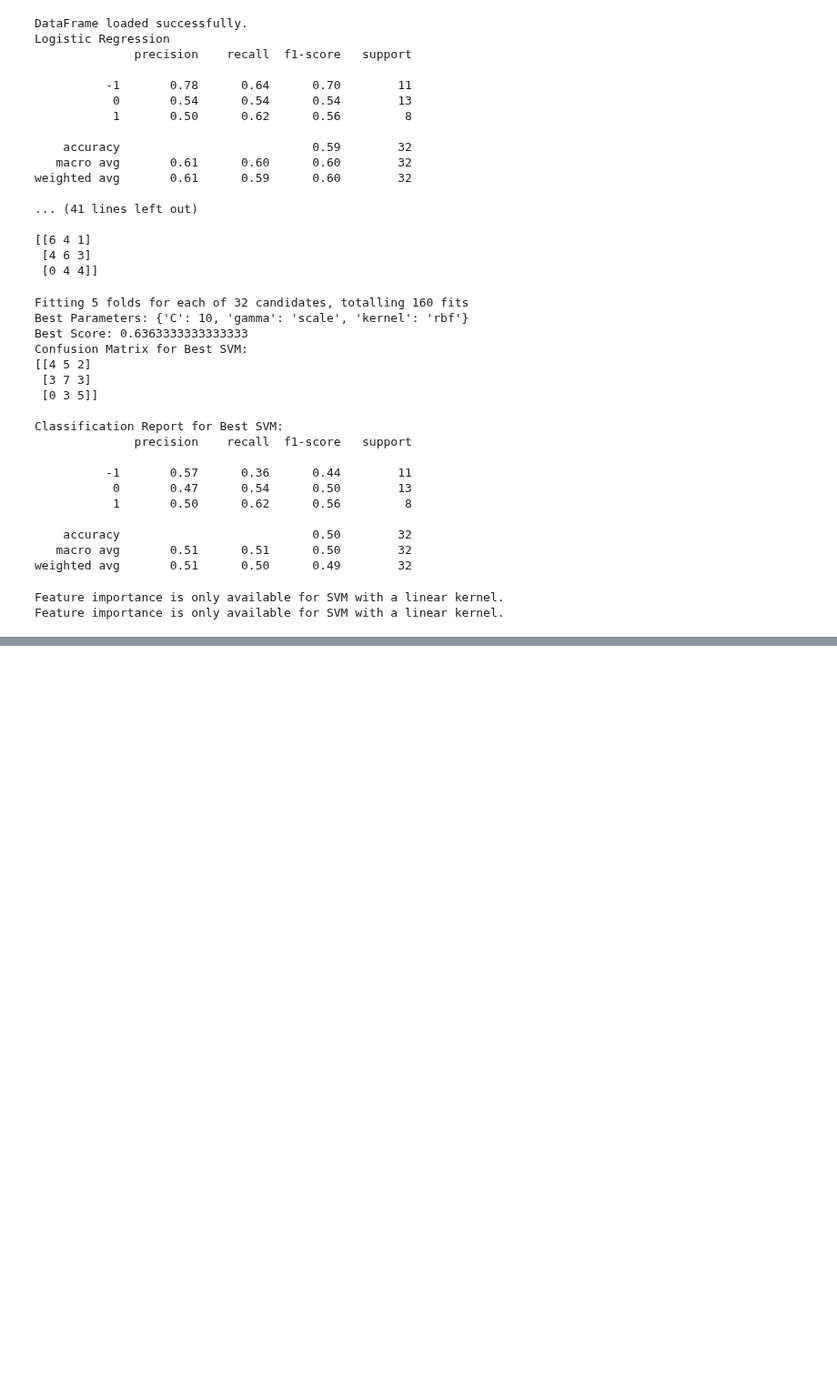
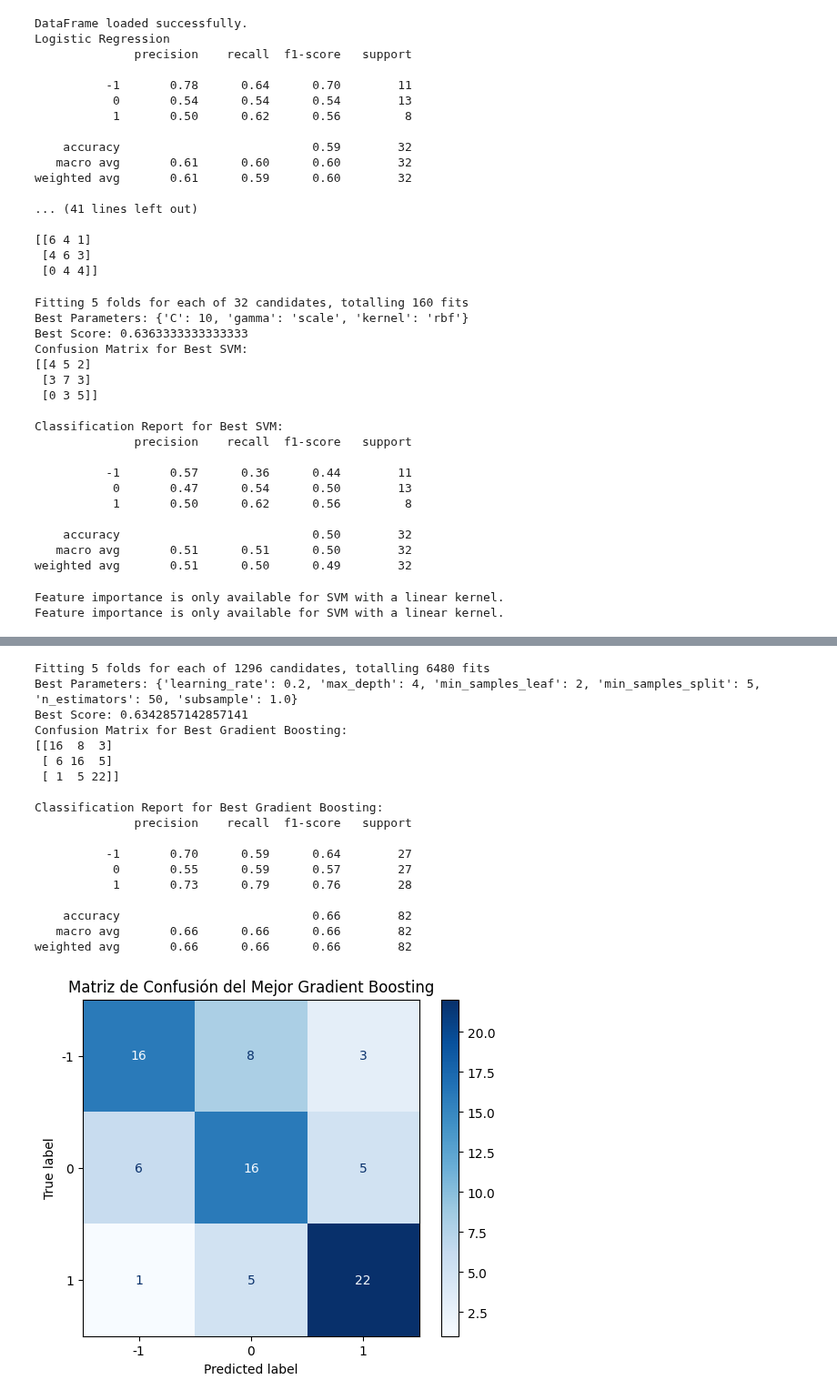
Before and after one commit to luisllll/tfm_ia3_nodata, a Jupyter notebook: ultimo_entrenamiento.ipynb, the cells around one changed output, grey strips where cells are left out. Shown at 91% size. Cells and saved outputs as stored; diff of their text form; code cells hidden in the pictures; blank space fills up the shorter version.

```diff
--- a/ultimo_entrenamiento.ipynb
+++ b/ultimo_entrenamiento.ipynb
@@ -211,0 +316,78 @@ Feature importance is only available for SVM with a linear kernel.
+# %%
+
+from tqdm import tqdm
+# Standardize the features
+scaler = StandardScaler()
+X_train_us_scaled = scaler.fit_transform(X_train_us)
+X_test_us_scaled = scaler.transform(X_test_us)
+
+# Initialize the Gradient Boosting Classifier
+grad_boost = GradientBoostingClassifier(random_state=42)
+
+# Define the parameter grid for Gradient Boosting
+param_grid = {
+    'n_estimators': [50, 100, 200],
+    'learning_rate': [0.01, 0.1, 0.2, 0.3],
+    'max_depth': [3, 4, 5, 6],
+    'subsample': [0.8, 0.9, 1.0],
+    'min_samples_split': [2, 5, 10],
+    'min_samples_leaf': [1, 2, 4]
+}
+
+# Initialize GridSearchCV with more complex parameter grid and cross-validation strategy
+cv = StratifiedKFold(n_splits=5, shuffle=True, random_state=42)
+
+# Use verbose to track progress
+grid_search = GridSearchCV(grad_boost, param_grid, cv=cv, scoring='accuracy', n_jobs=-1, verbose=2)
+
+# Fit GridSearchCV to the training data
+grid_search.fit(X_train_us_scaled, y_train_us)
+
+# Get the best parameters and best score
+best_params = grid_search.best_params_
+best_score = grid_search.best_score_
+
+print("Best Parameters:", best_params)
+print("Best Score:", best_score)
+
+# Train the Gradient Boosting model with the best parameters
+best_grad_boost = grid_search.best_estimator_
+best_grad_boost.fit(X_train_us_scaled, y_train_us)
+
+# Make predictions on the test set
+y_pred_best_grad_boost = best_grad_boost.predict(X_test_us_scaled)
+
+# Evaluate the model's performance
+classification_rep_best_grad_boost = classification_report(y_test_us, y_pred_best_grad_boost)
+confusion_mat_best_grad_boost = confusion_matrix(y_test_us, y_pred_best_grad_boost)
+
+print("Confusion Matrix for Best Gradient Boosting:")
+print(confusion_mat_best_grad_boost)
+print("\nClassification Report for Best Gradient Boosting:")
+print(classification_rep_best_grad_boost)
+
+# Plot the confusion matrix
+disp = ConfusionMatrixDisplay(confusion_matrix=confusion_mat_best_grad_boost, display_labels=best_grad_boost.classes_)
+disp.plot(cmap=plt.cm.Blues)
+plt.title("Matriz de Confusión del Mejor Gradient Boosting")
+plt.show()
+# %% [output]
+Fitting 5 folds for each of 1296 candidates, totalling 6480 fits
+Best Parameters: {'learning_rate': 0.2, 'max_depth': 4, 'min_samples_leaf': 2, 'min_samples_split': 5, 'n_estimators': 50, 'subsample': 1.0}
+Best Score: 0.6342857142857141
+Confusion Matrix for Best Gradient Boosting:
+[[16  8  3]
+ [ 6 16  5]
+ [ 1  5 22]]
+
+Classification Report for Best Gradient Boosting:
+              precision    recall  f1-score   support
+
+          -1       0.70      0.59      0.64        27
+           0       0.55      0.59      0.57        27
+           1       0.73      0.79      0.76        28
+
+    accuracy                           0.66        82
+   macro avg       0.66      0.66      0.66        82
+weighted avg       0.66      0.66      0.66        82
+[figure, added]
```
Also changed, not shown: parts of 2 cells of this notebook.
